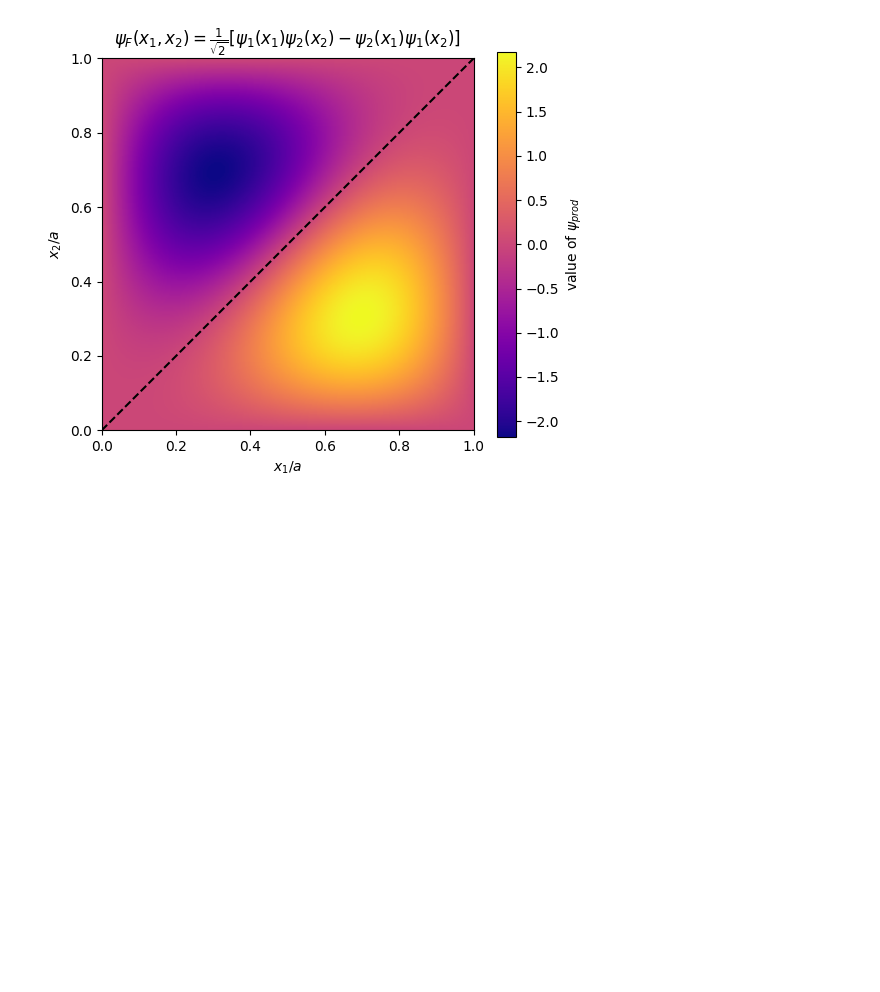
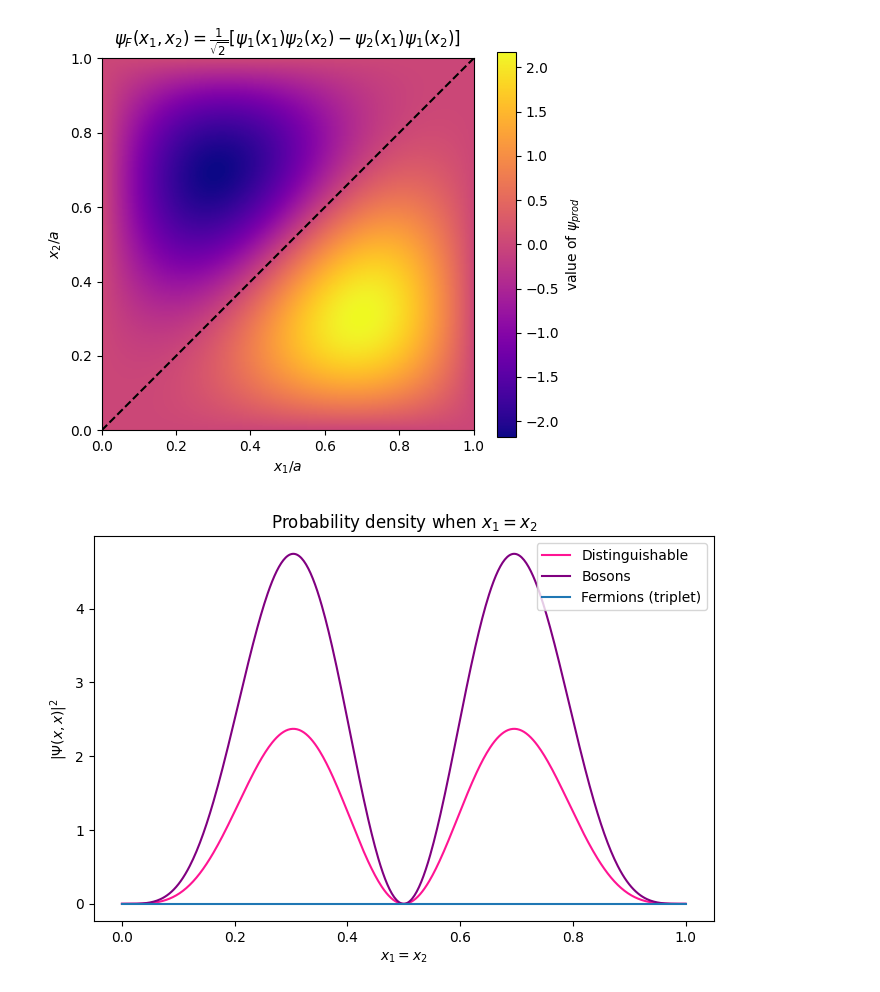
Before and after one commit to pearlsongho/PHYS-3317, a Jupyter notebook: PS4_Q3.ipynb, the cells around one changed output. Drawn from its saved outputs; the diff is of its cells as text; code cells hidden in the pictures; blank space fills up the shorter version.

```diff
--- a/PS4_Q3.ipynb
+++ b/PS4_Q3.ipynb
@@ -62,3 +62,35 @@ plt.title("$\\psi_F(x_1,x_2) = \\frac{1}{\\sqrt{2}}[\\psi_1(x_1)\\psi_2(x_2) - \
 plt.show()
 # %% [output]
 [figure]
+# %%
+#single-particle wavefunctions
+psi1_x = np.sqrt(2/a) * np.sin(((np.pi)/a) * x)
+psi1_x = np.sqrt(2/a) * np.sin(((np.pi)/a) * x)
+
+psi2_x = np.sqrt(2/a) * np.sin((2 * (np.pi)/a) * x)
+psi2_x = np.sqrt(2/a) * np.sin((2 * (np.pi)/a) * x)
+
+#construct total wavefunctions
+Psi_D = psi1_x * psi2_x
+Psi_B = (1/np.sqrt(2)) * (psi1_x * psi2_x + psi2_x * psi1_x)
+Psi_F = (1/np.sqrt(2)) * (psi1_x * psi2_x - psi2_x * psi1_x)
+
+#calculate probability densities
+Psi_D = np.abs(Psi_D)**2
+Psi_B = np.abs(Psi_B)**2
+Psi_F = np.abs(Psi_F)**2
+
+# plot
+plt.figure(figsize = (8, 5))
+
+plt.plot(x, Psi_D, label = "Distinguishable", color = "deeppink")
+plt.plot(x, Psi_B, label = "Bosons", color = "purple")
+plt.plot(x, Psi_F, label = "Fermions (triplet)")
+
+plt.xlabel("$x_1=x_2$")
+plt.ylabel("$|\\Psi(x,x)|^2$")
+plt.title("Probability density when $x_1=x_2$")
+plt.legend()
+plt.show()
+# %% [output]
+[figure, added]
```
Also changed, not shown: parts of 2 cells of this notebook.
